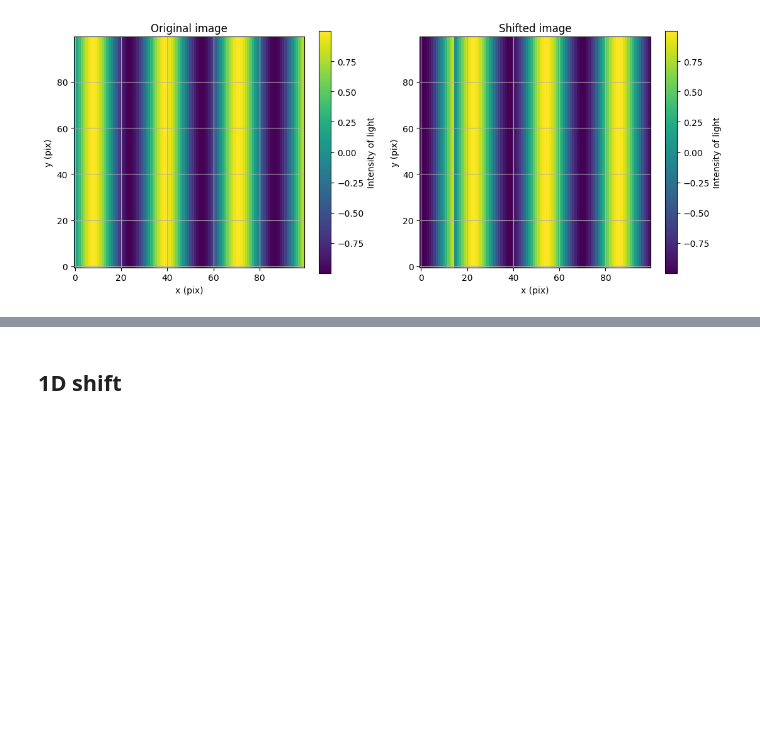
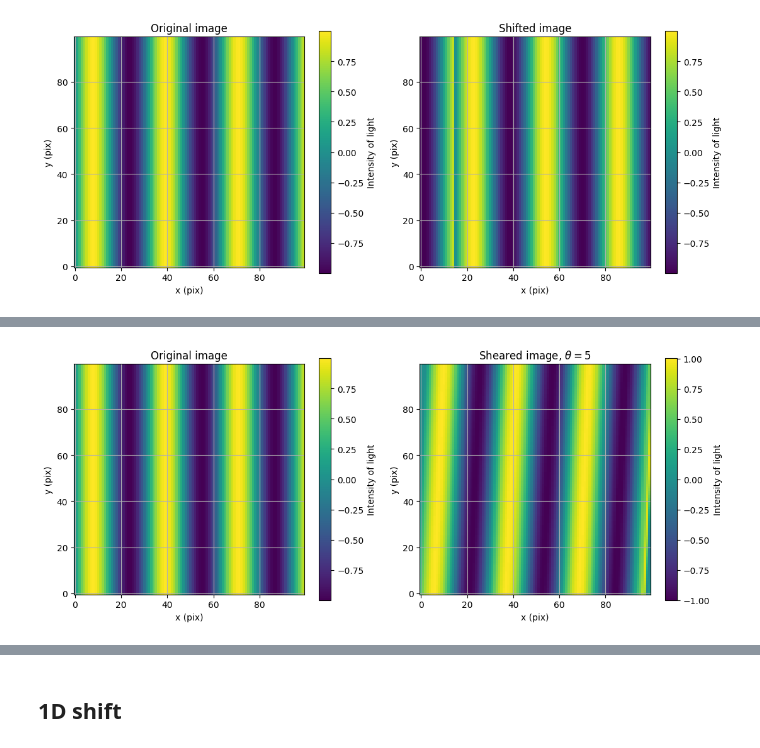
Before and after one commit to CoreySpohn/yippy, a Jupyter notebook: docs/examples/Fourier Interpolation.ipynb, the cells around one changed output, grey strips where cells are left out. Cells and saved outputs as stored; diff of their text form; code cells hidden in the pictures; blank space fills up the shorter version.

```diff
--- a/docs/examples/Fourier Interpolation.ipynb
+++ b/docs/examples/Fourier Interpolation.ipynb
@@ -222,0 +349,4 @@ plt.imshow(padded_image)
+# %%
+def frame_center(array):
+    """Calculate the center coordinates of an array."""
+    return (np.array(array.shape) - 1) / 2
@@ -222,0 +418,32 @@ plt.imshow(padded_image)
+# %%
+# Get the sheared image
+theta = 5
+dangle = np.deg2rad(theta)
+a = np.tan(dangle / 2)
+
+sheared_image = fft_shear(sin_tile, a, 1)
+
+# Plot the original image
+fig, ax = plt.subplots(1, 2, figsize=(13, 5))
+
+# Spatial domain plot
+im0 = ax[0].imshow(sin_tile, origin='lower', cmap='viridis')
+ax[0].set_title(f"Original image")
+ax[0].set_xlabel("x (pix)")
+ax[0].set_ylabel("y (pix)")
+ax[0].grid("on")
+fig.colorbar(im0, ax=ax[0], label="Intensity of light")
+
+# Frequency domain plot
+im1 = ax[1].imshow(sheared_image, origin='lower', cmap='viridis')
+ax[1].set_title(f"Sheared image, $\\theta = {theta}$")
+ax[1].set_xlabel("x (pix)")
+ax[1].set_ylabel("y (pix)")
+ax[1].grid("on")
+fig.colorbar(im1, ax=ax[1], label="Intensity of light")
+
+
+fig.savefig("shear.png")
+plt.show()
+# %% [output]
+[figure, added]
```
Also changed, not shown: parts of 12 cells of this notebook.
